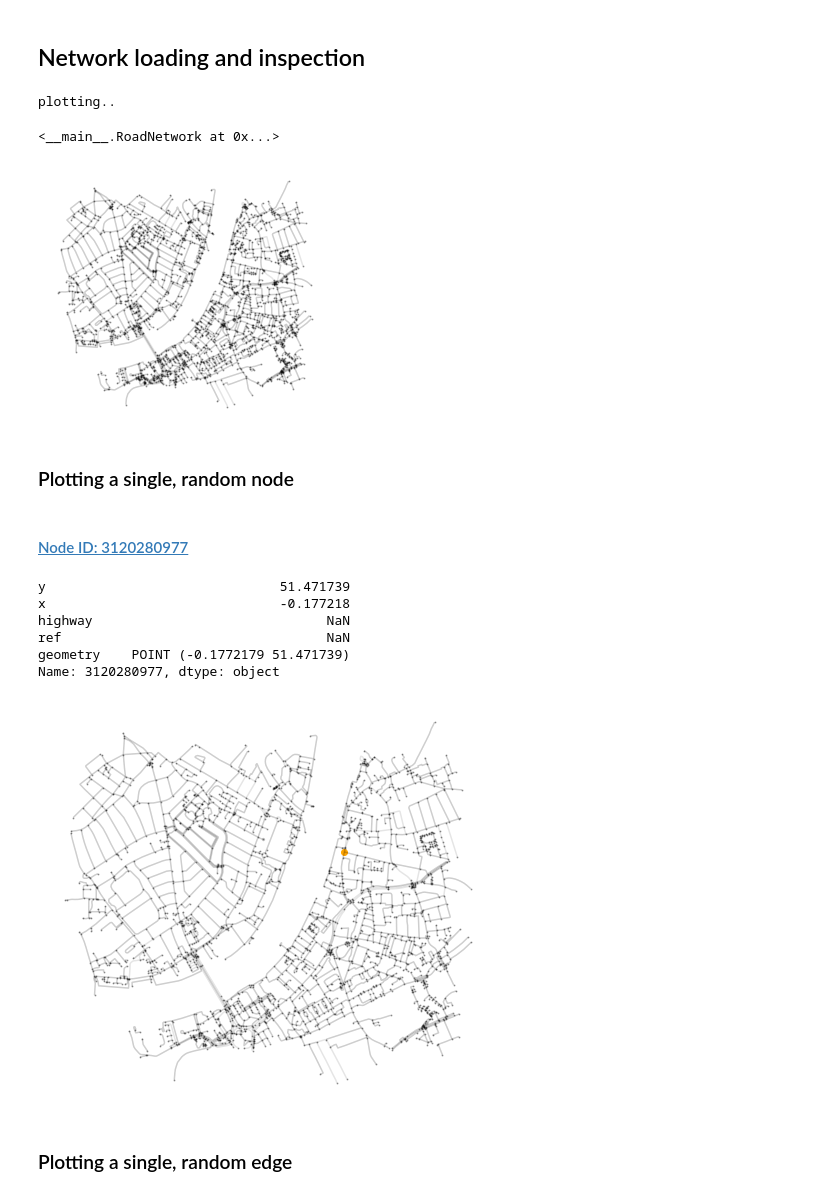
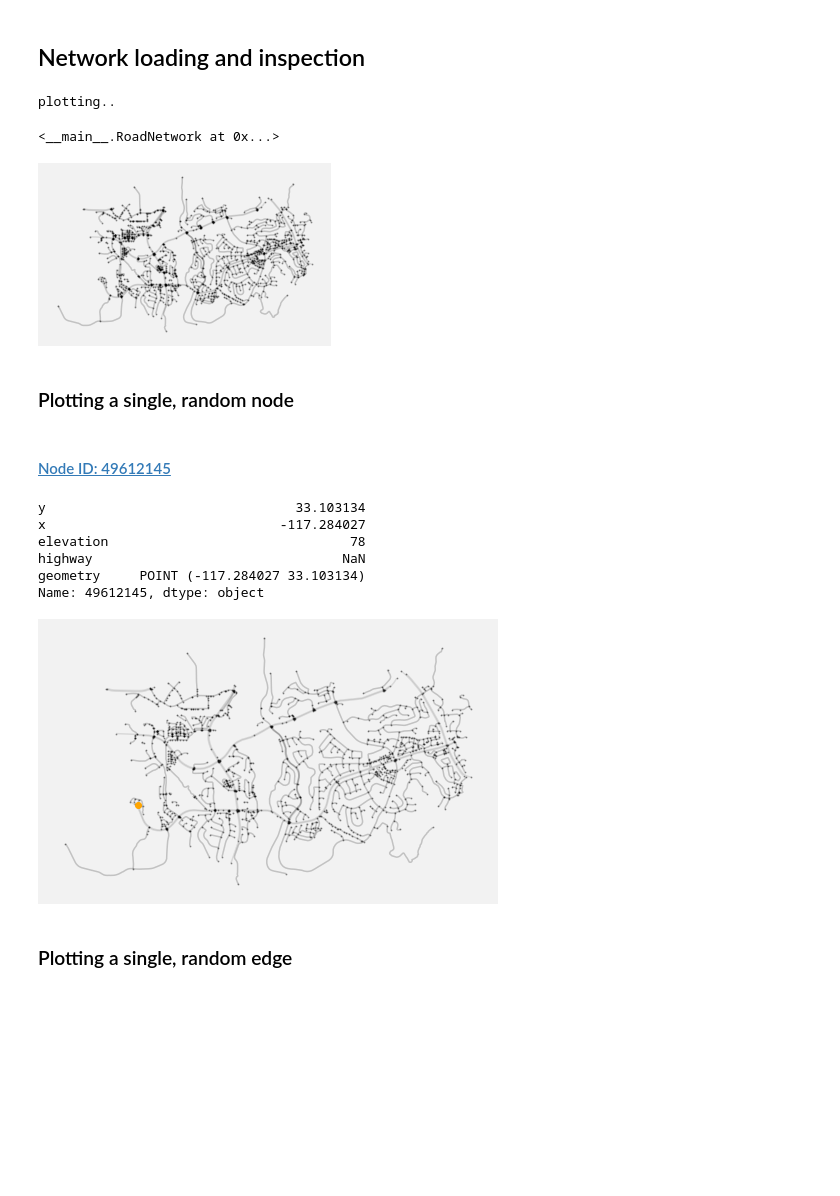
Before and after one commit to LegoYoda112/DESE60004-Optimization, a Jupyter notebook: RouterV0.ipynb, the cells around one changed output. Drawn from its saved outputs; the diff is of its cells as text; code cells hidden in the pictures; blank space fills up the shorter version.

```diff
--- a/RouterV0.ipynb
+++ b/RouterV0.ipynb
@@ -124,23 +197,21 @@ class RoadNetwork:
 ## Network loading and inspection
 # %%
 network = RoadNetwork()
-network.load_from_file('wands3.osm')
-network.preprocess()
-network.preprocess()
+network.load_from_file('sanmarco.osm')
 network.preprocess()
 print("plotting..")
 network
 # %% [output]
 plotting..
 <__main__.RoadNetwork at 0x...>
-[figure, old version]
+[figure, new version]
 # %% [markdown]
 ### Plotting a single, random node
 # %%
 # Get all ids and pick a random one
 node_ids = network.get_node_ids()
 test_id = node_ids[randrange(0, len(node_ids))]
-test_id = 3120280977
+test_id = node_ids[52]
 
 # Display id with a link to the osm page
 display(Markdown("#### " + "[Node ID: %s](https://www.openstreetmap.org/node/%s)" % (test_id, test_id)))
@@ -153,14 +224,14 @@ print(node)
 fig, ax = network.plot_basic()
 network.plot_node(ax, node)
 # %% [output]
-#### [Node ID: 3120280977](https://www.openstreetmap.org/node/3120280977)
+#### [Node ID: 49612145](https://www.openstreetmap.org/node/49612145)
-y                              51.471739
-x                              -0.177218
-highway                              NaN
-ref                                  NaN
-geometry    POINT (-0.1772179 51.471739)
-Name: 3120280977, dtype: object
+y                                33.103134
+x                              -117.284027
+elevation                               78
+highway                                NaN
+geometry     POINT (-117.284027 33.103134)
+Name: 49612145, dtype: object
-[figure, old version]
+[figure, new version]
 # %% [markdown]
 ### Plotting a single, random edge
 # %%
```
Also changed, not shown: parts of 19 cells of this notebook, 45 other files.
